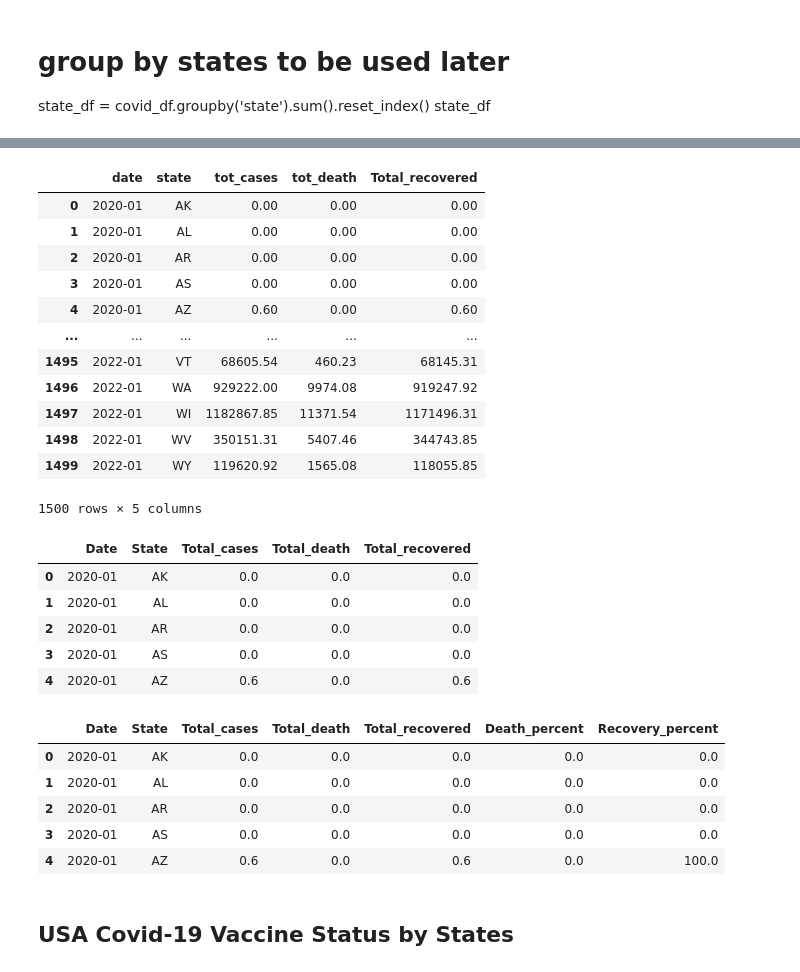
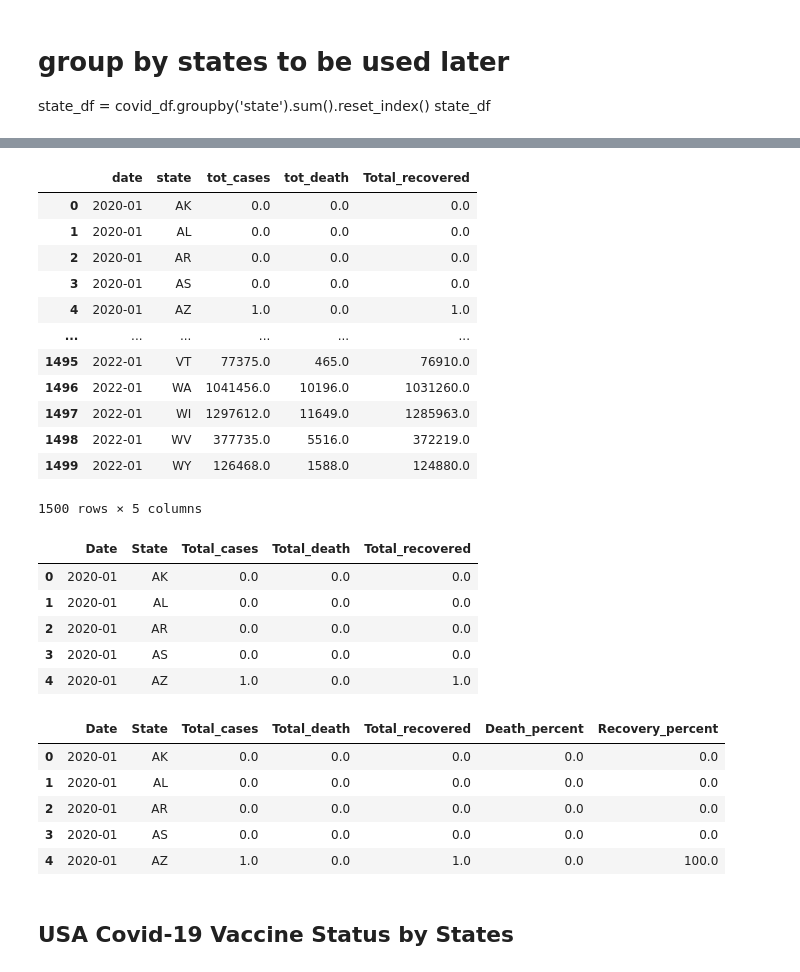
Before and after one commit to gotar1/COVID-19-Dashboard, a Jupyter notebook: Notebooks/analysis.ipynb, the cells around one changed output, grey strips where cells are left out. Saved outputs shown, nothing was run; the diff lists cells and outputs as text; code cells hidden in the pictures.

```diff
--- a/Notebooks/analysis.ipynb
+++ b/Notebooks/analysis.ipynb
@@ -129,20 +135,20 @@ covid_df.tail()
 # %%
 # groupby date and state and take the mean value to get monthly average..
-covid_monthly_df = round(covid_df.groupby(["date", "state"]).mean().reset_index(), 2)
+covid_monthly_df = round(covid_df.groupby(["date", "state"]).max().reset_index(), 2)
 covid_monthly_df
 # %% [output]
 |  | date | state | tot_cases | tot_death | Total_recovered |
-| 0 | 2020-01 | AK | 0.00 | 0.00 | 0.00 |
-| 1 | 2020-01 | AL | 0.00 | 0.00 | 0.00 |
-| 2 | 2020-01 | AR | 0.00 | 0.00 | 0.00 |
-| 3 | 2020-01 | AS | 0.00 | 0.00 | 0.00 |
-| 4 | 2020-01 | AZ | 0.60 | 0.00 | 0.60 |
+| 0 | 2020-01 | AK | 0.0 | 0.0 | 0.0 |
+| 1 | 2020-01 | AL | 0.0 | 0.0 | 0.0 |
+| 2 | 2020-01 | AR | 0.0 | 0.0 | 0.0 |
+| 3 | 2020-01 | AS | 0.0 | 0.0 | 0.0 |
+| 4 | 2020-01 | AZ | 1.0 | 0.0 | 1.0 |
 | ... | ... | ... | ... | ... | ... |
-| 1495 | 2022-01 | VT | 68605.54 | 460.23 | 68145.31 |
-| 1496 | 2022-01 | WA | 929222.00 | 9974.08 | 919247.92 |
-| 1497 | 2022-01 | WI | 1182867.85 | 11371.54 | 1171496.31 |
-| 1498 | 2022-01 | WV | 350151.31 | 5407.46 | 344743.85 |
-| 1499 | 2022-01 | WY | 119620.92 | 1565.08 | 118055.85 |
+| 1495 | 2022-01 | VT | 77375.0 | 465.0 | 76910.0 |
+| 1496 | 2022-01 | WA | 1041456.0 | 10196.0 | 1031260.0 |
+| 1497 | 2022-01 | WI | 1297612.0 | 11649.0 | 1285963.0 |
+| 1498 | 2022-01 | WV | 377735.0 | 5516.0 | 372219.0 |
+| 1499 | 2022-01 | WY | 126468.0 | 1588.0 | 124880.0 |
 1500 rows × 5 columns
 # %%
 # rename columns. name gotta be compatable wth sqlite database naming potocol.
@@ -154,7 +160,7 @@ covid_monthly_df.head()
 | 1 | 2020-01 | AL | 0.0 | 0.0 | 0.0 |
 | 2 | 2020-01 | AR | 0.0 | 0.0 | 0.0 |
 | 3 | 2020-01 | AS | 0.0 | 0.0 | 0.0 |
-| 4 | 2020-01 | AZ | 0.6 | 0.0 | 0.6 |
+| 4 | 2020-01 | AZ | 1.0 | 0.0 | 1.0 |
 # %%
 # add death and recovery percentage columns. change NA values to zero
 covid_monthly_df['Death_percent'] = round((covid_monthly_df.Total_death/covid_monthly_df.Total_cases)*100, 2)
@@ -167,7 +173,7 @@ covid_monthly_df.head()
 | 1 | 2020-01 | AL | 0.0 | 0.0 | 0.0 | 0.0 | 0.0 |
 | 2 | 2020-01 | AR | 0.0 | 0.0 | 0.0 | 0.0 | 0.0 |
 | 3 | 2020-01 | AS | 0.0 | 0.0 | 0.0 | 0.0 | 0.0 |
-| 4 | 2020-01 | AZ | 0.6 | 0.0 | 0.6 | 0.0 | 100.0 |
+| 4 | 2020-01 | AZ | 1.0 | 0.0 | 1.0 | 0.0 | 100.0 |
 # %%
 # save df as a csv file
 covid_monthly_df.to_csv('../Data/monthly.csv')
```
Also changed, not shown: parts of 17 cells of this notebook, 6 other files.
